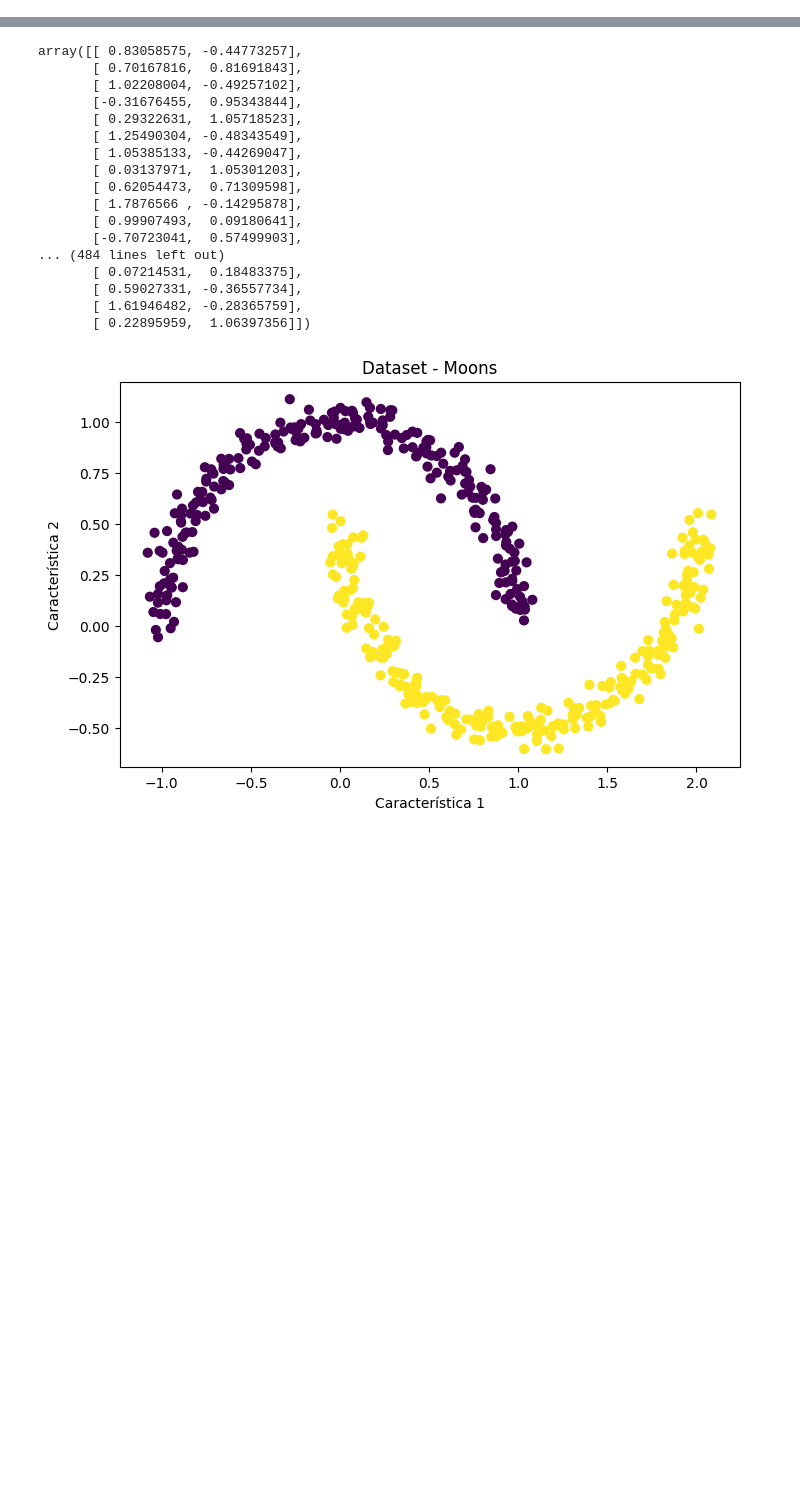
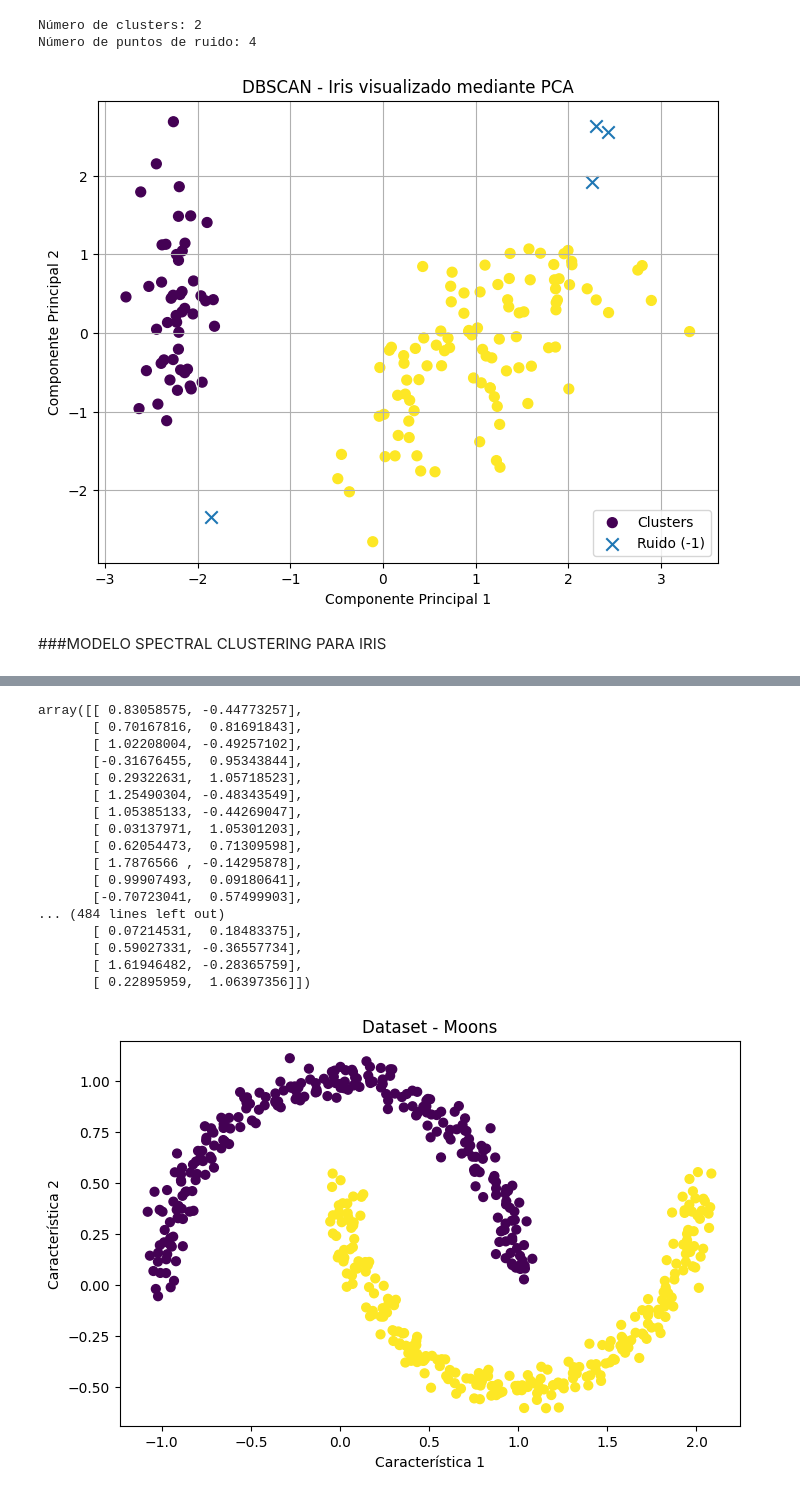
Before and after one commit to rocio-mr/clustering-mcd, a Jupyter notebook: Actividad_7_Clustering.ipynb, the cells around one changed output, grey strips where cells are left out. Saved outputs shown, nothing was run; the diff lists cells and outputs as text; code cells hidden in the pictures; blank space fills up the shorter version.

```diff
--- a/Actividad_7_Clustering.ipynb
+++ b/Actividad_7_Clustering.ipynb
@@ -258,0 +124,43 @@ X, y = make_moons(
+# %%
+#Obtener el número de clústers que encontró DBSCAN y el número de puntos considerados como ruido
+n_clusters_dbscan = len(set(labels_dbscan_iris)) - (1 if -1 in labels_dbscan_iris else 0)
+
+n_noise = list(labels_dbscan_iris).count(-1)
+
+print(f"Número de clusters: {n_clusters_dbscan}")
+print(f"Número de puntos de ruido: {n_noise}")
+# %% [output]
+Número de clusters: 2
+Número de puntos de ruido: 4
+# %%
+#Visualizar el modelo DBSCAN
+plt.figure(figsize=(8, 6))
+
+# Puntos normales
+plt.scatter(
+    X_pca[labels_dbscan_iris != -1, 0],
+    X_pca[labels_dbscan_iris != -1, 1],
+    c=labels_dbscan_iris[labels_dbscan_iris != -1],
+    s=50,
+    label="Clusters"
+)
+
+# Puntos de ruido
+plt.scatter(
+    X_pca[labels_dbscan_iris == -1, 0],
+    X_pca[labels_dbscan_iris == -1, 1],
+    marker="x",
+    s=80,
+    label="Ruido (-1)"
+)
+
+plt.title("DBSCAN - Iris visualizado mediante PCA")
+plt.xlabel("Componente Principal 1")
+plt.ylabel("Componente Principal 2")
+plt.legend()
+plt.grid(True)
+plt.show()
+# %% [output]
+[figure, added]
+# %% [markdown]
+###MODELO SPECTRAL CLUSTERING PARA IRIS
```
Also changed, not shown: parts of 83 cells of this notebook.
